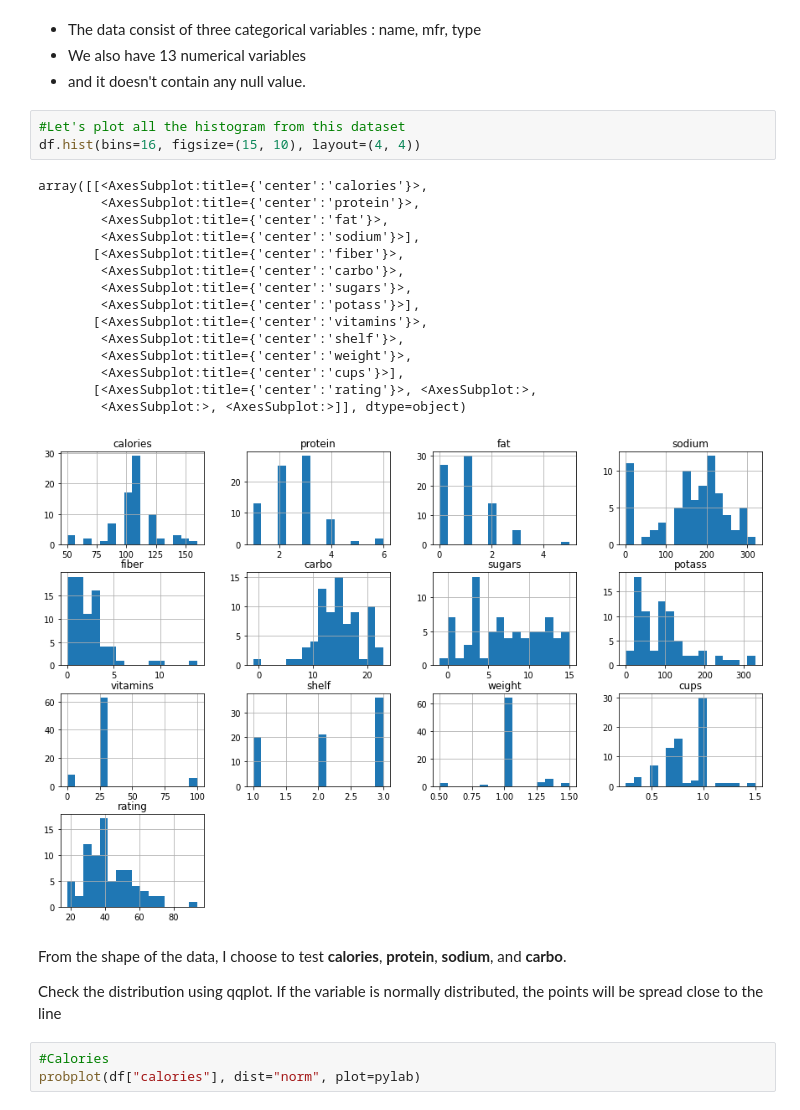
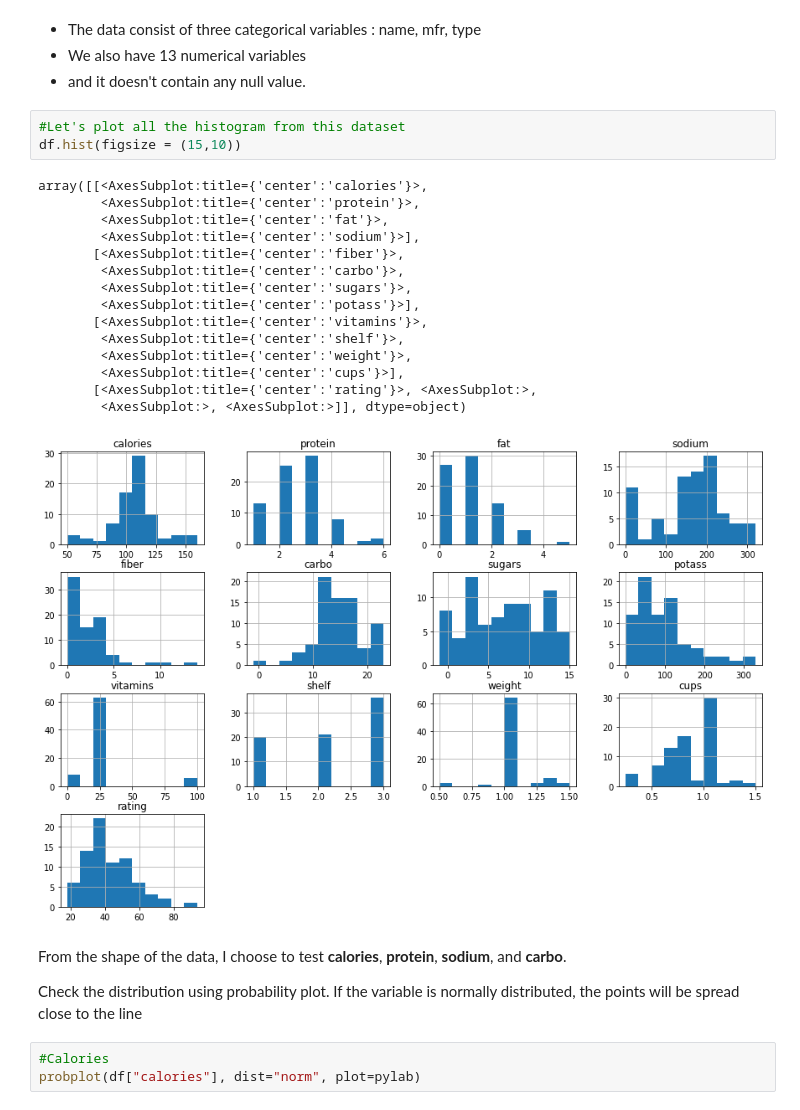
Before and after one commit to lililalina/my-data-challenge, a Jupyter notebook: data-challenge-day-1-of-5.ipynb, the cells around one changed output. Cells and saved outputs as stored; diff of their text form.

```diff
--- a/data-challenge-day-1-of-5.ipynb
+++ b/data-challenge-day-1-of-5.ipynb
@@ -85,27 +85,27 @@ df.describe(include = 'all')
 * and it doesn't contain any null value.
 # %%
 #Let's plot all the histogram from this dataset
-df.hist(bins=16, figsize=(15, 10), layout=(4, 4))
+df.hist(figsize = (15,10))
 # %% [output]
 array([[<AxesSubplot:title={'center':'calories'}>,
         <AxesSubplot:title={'center':'protein'}>,
         <AxesSubplot:title={'center':'fat'}>,
         <AxesSubplot:title={'center':'sodium'}>],
        [<AxesSubplot:title={'center':'fiber'}>,
         <AxesSubplot:title={'center':'carbo'}>,
         <AxesSubplot:title={'center':'sugars'}>,
         <AxesSubplot:title={'center':'potass'}>],
        [<AxesSubplot:title={'center':'vitamins'}>,
         <AxesSubplot:title={'center':'shelf'}>,
         <AxesSubplot:title={'center':'weight'}>,
         <AxesSubplot:title={'center':'cups'}>],
        [<AxesSubplot:title={'center':'rating'}>, <AxesSubplot:>,
         <AxesSubplot:>, <AxesSubplot:>]], dtype=object)
-[figure, old version]
+[figure, new version]
 # %% [markdown]
 From the shape of the data, I choose to test **calories**, **protein**, **sodium**, and **carbo**.
 
-Check the distribution using qqplot.
+Check the distribution using probability plot.
 If the variable is normally distributed, the points will be spread close to the line
 # %%
 #Calories
```
Also changed, not shown: parts of 1 cell of this notebook.
